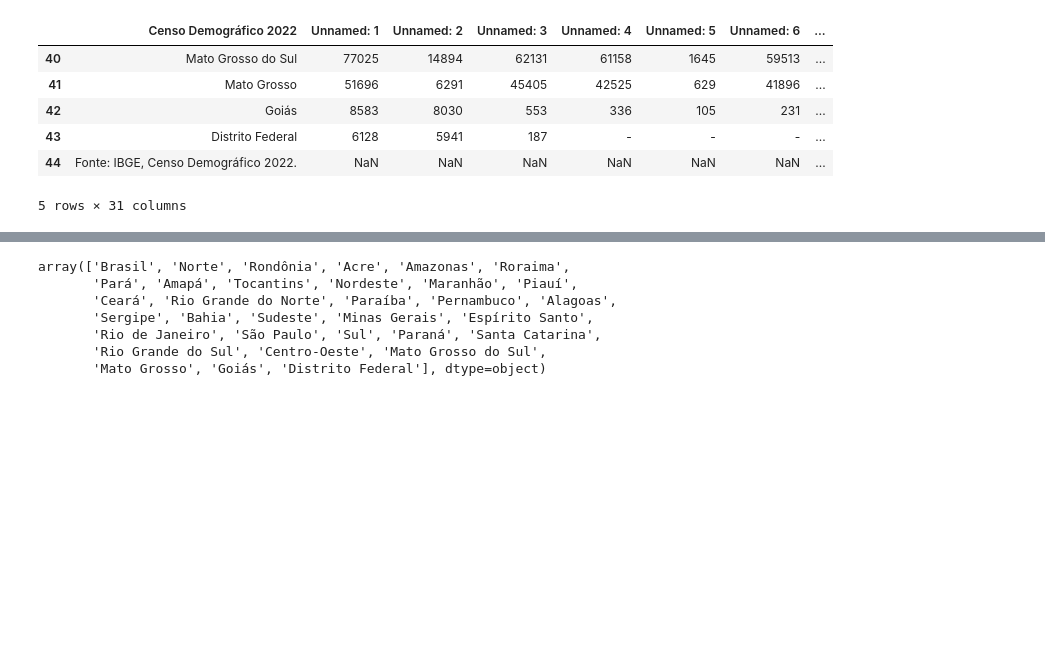
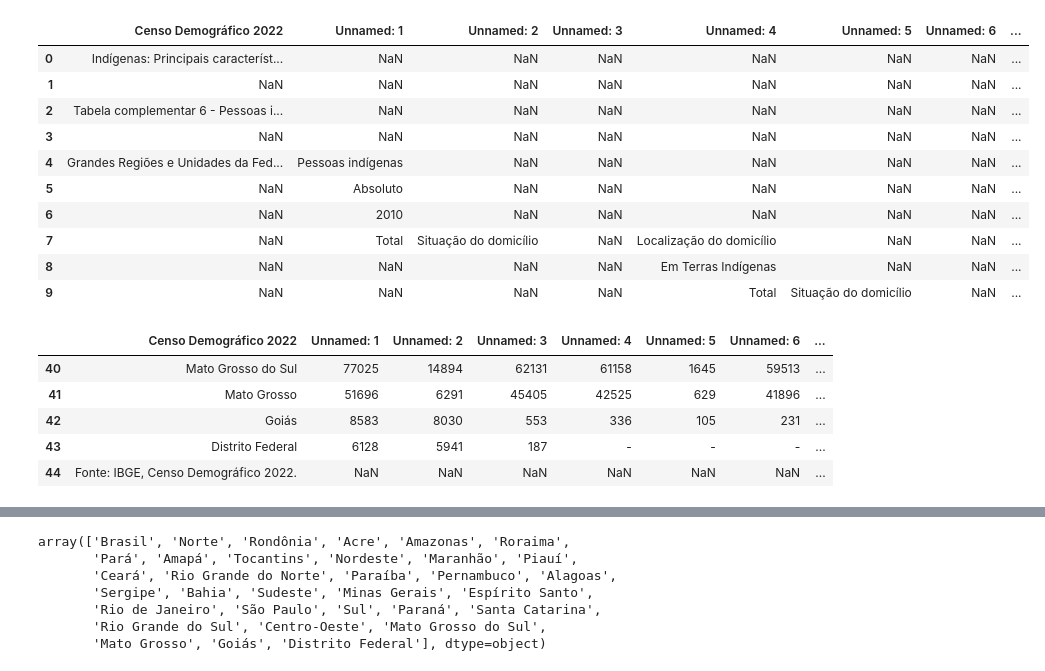
Before and after one commit to LUCASDNORONHA/exploracao-dados-indigenas-2010-2022, a Jupyter notebook: notebooks/01_demographic_analysis/01-01_preprocessing_data_base.ipynb, the cells around one changed output, grey strips where cells are left out. Saved outputs shown, nothing was run; the diff lists cells and outputs as text; code cells hidden in the pictures; blank space fills up the shorter version.

Commit message:
docs(notebook): Revisão textual das conclusões analíticas.

```diff
--- a/notebooks/01_demographic_analysis/01-01_preprocessing_data_base.ipynb
+++ b/notebooks/01_demographic_analysis/01-01_preprocessing_data_base.ipynb
@@ -36,3 +31,5 @@ Principais bibliotecas da nossa stack de trabalho:
 from pathlib import Path
 
 import pandas as pd
+pd.set_option("display.max_columns", None)
+pd.set_option("display.float_format", lambda valor: f"{valor:.2f}")
@@ -39,6 +38,16 @@ import pandas as pd
 # %%
-# Sobe as pastas até achar a raiz do projeto
-ROOT = next(p for p in Path.cwd().parents if (p / "pyproject.toml").exists())
+# Considera tanto o diretório atual quanto seus diretórios-pai.
+# Assim, o notebook funciona quando o kernel é iniciado na raiz do projeto
+# ou dentro do próprio diretório do notebook.
+diretorio_atual = Path.cwd().resolve()
+ROOT = next(
+    (
+        caminho
+        for caminho in (diretorio_atual, *diretorio_atual.parents)
+        if (caminho / "pyproject.toml").exists()
+    ),
+    None,
+)
 
 indigenas_path = (
     ROOT
@@ -83,5 +71,19 @@ df_indigenas.head(14) # Mostra as primeiras 14 linhas
+# %%
+df_indigenas.head(10)
+# %% [output]
+|  | Censo Demográfico 2022 | Unnamed: 1 | Unnamed: 2 | Unnamed: 3 | Unnamed: 4 | Unnamed: 5 | Unnamed: 6 | ... |
+| 0 | Indígenas: Principais característ... | NaN | NaN | NaN | NaN | NaN | NaN | ... |
+| 1 | NaN | NaN | NaN | NaN | NaN | NaN | NaN | ... |
+| 2 | Tabela complementar 6 - Pessoas i... | NaN | NaN | NaN | NaN | NaN | NaN | ... |
+| 3 | NaN | NaN | NaN | NaN | NaN | NaN | NaN | ... |
+| 4 | Grandes Regiões e Unidades da Fed... | Pessoas indígenas | NaN | NaN | NaN | NaN | NaN | ... |
+| 5 | NaN | Absoluto | NaN | NaN | NaN | NaN | NaN | ... |
+| 6 | NaN | 2010 | NaN | NaN | NaN | NaN | NaN | ... |
+| 7 | NaN | Total | Situação do domicílio | NaN | Localização do domicílio | NaN | NaN | ... |
+| 8 | NaN | NaN | NaN | NaN | Em Terras Indígenas | NaN | NaN | ... |
+| 9 | NaN | NaN | NaN | NaN | Total | Situação do domicílio | NaN | ... |
 # %%
-df_indigenas.tail(5) # Mostra as últimas 5 linhas
+df_indigenas.tail(5)
 # %% [output]
 |  | Censo Demográfico 2022 | Unnamed: 1 | Unnamed: 2 | Unnamed: 3 | Unnamed: 4 | Unnamed: 5 | Unnamed: 6 | ... |
 | 40 | Mato Grosso do Sul | 77025 | 14894 | 62131 | 61158 | 1645 | 59513 | ... |
@@ -89,5 +91,4 @@ df_indigenas.tail(5) # Mostra as últimas 5 linhas
 | 42 | Goiás | 8583 | 8030 | 553 | 336 | 105 | 231 | ... |
 | 43 | Distrito Federal | 6128 | 5941 | 187 | - | - | - | ... |
 | 44 | Fonte: IBGE, Censo Demográfico 2022. | NaN | NaN | NaN | NaN | NaN | NaN | ... |
-5 rows × 31 columns
 # %% [markdown]
```
Also changed, not shown: parts of 36 cells of this notebook, 3 other files.
